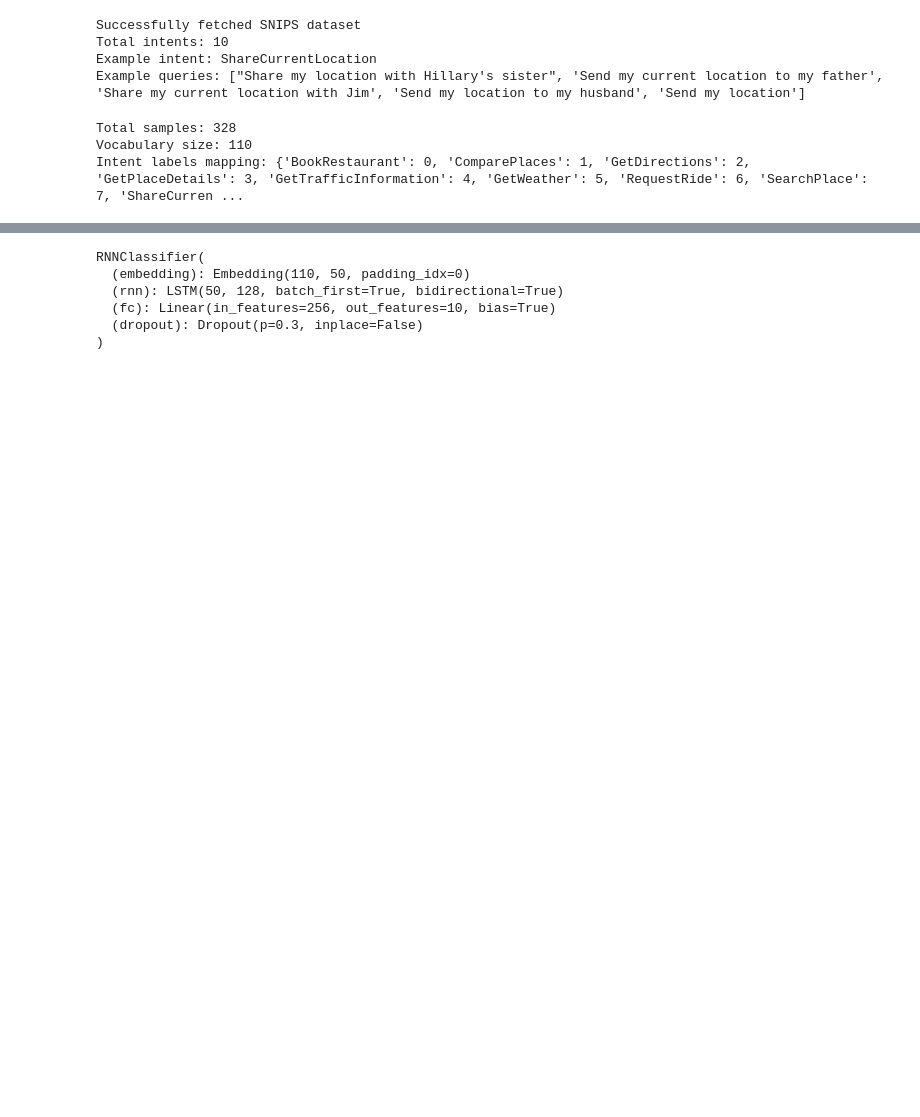
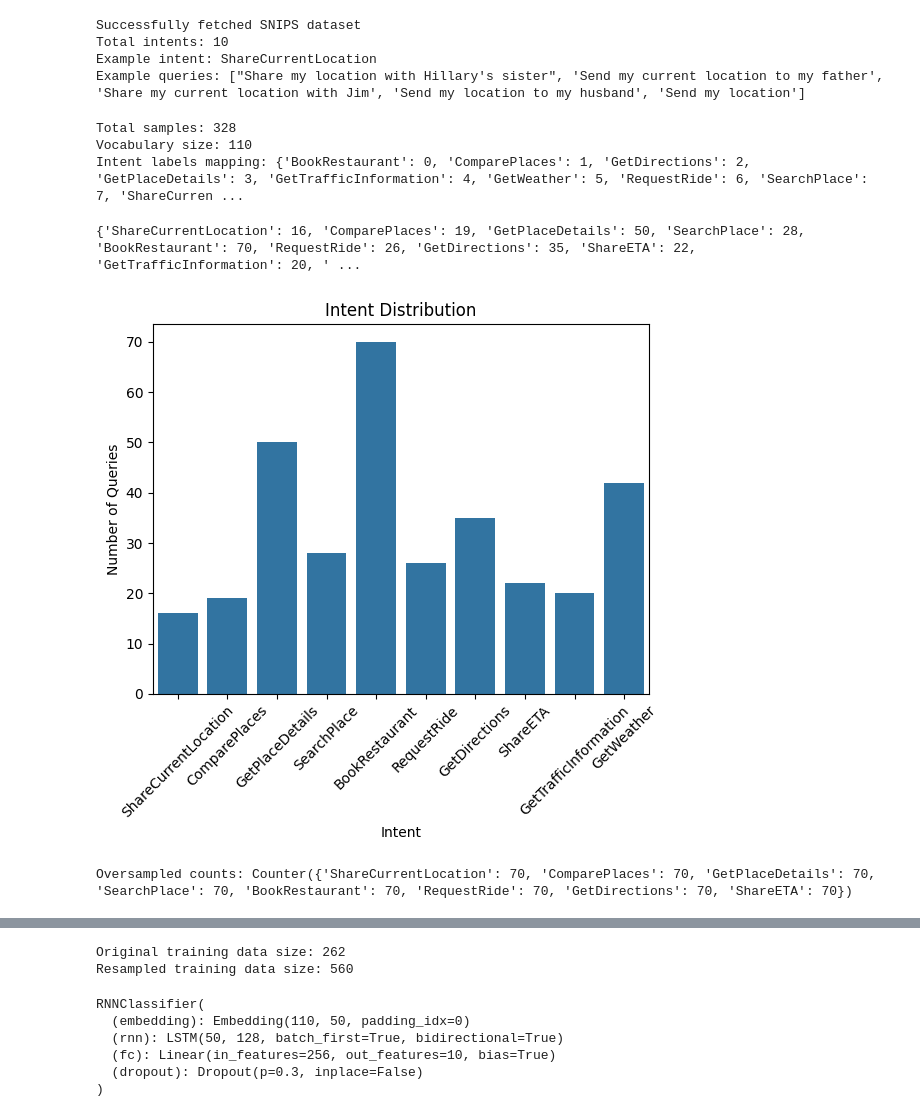
Before and after one commit to hendrikyong/CVNL_Assignment_1, a Jupyter notebook: RNN.ipynb, the cells around one changed output, grey strips where cells are left out. Drawn from its saved outputs; the diff is of its cells as text; code cells hidden in the pictures; blank space fills up the shorter version.

Commit message:
over sampling

```diff
--- a/RNN.ipynb
+++ b/RNN.ipynb
@@ -120,3 +120,49 @@ train_dataset, test_dataset = torch.utils.data.random_split(dataset, [num_train,
 batch_size = 16
 train_loader = DataLoader(train_dataset, batch_size=batch_size, shuffle=True, collate_fn=collate_fn)
 test_loader = DataLoader(test_dataset, batch_size=batch_size, shuffle=False, collate_fn=collate_fn)
+# %%
+intent_counts = {intent: len(queries) for intent, queries in snips_data.items()}
+print(intent_counts)
+
+# Visualizing the distribution of queries per intent
+sns.barplot(x=list(intent_counts.keys()), y=list(intent_counts.values()))
+plt.xticks(rotation=45)
+plt.xlabel('Intent')
+plt.ylabel('Number of Queries')
+plt.title('Intent Distribution')
+plt.show()
+
+from imblearn.over_sampling import RandomOverSampler
+
+# Get the inputs and labels from the training data
+X_train = [query for query, intent in data_samples[:num_train]]
+y_train = [intent for query, intent in data_samples[:num_train]]
+
+# Perform oversampling
+ros = RandomOverSampler(sampling_strategy='auto', random_state=42)
+X_resampled, y_resampled = ros.fit_resample(np.array(X_train).reshape(-1, 1), np.array(y_train))
+
+# You can then reformat X_resampled to your tokenized inputs and proceed with training
+# Count the number of occurrences of each intent in the resampled data
+from collections import Counter
+
+# Count the occurrences of each intent in the resampled data
+oversampled_counts = Counter(y_resampled)
+
+# Print the oversampled counts to check
+print("Oversampled counts:", oversampled_counts)
+
+# Visualize the updated distribution of queries per intent after oversampling
+sns.barplot(x=list(oversampled_counts.keys()), y=list(oversampled_counts.values()))
+plt.xticks(rotation=45)
+plt.xlabel('Intent')
+plt.ylabel('Number of Queries')
+plt.title('Intent Distribution After Oversampling')
+plt.show()
+
+print(f"Original training data size: {len(y_train)}")
+print(f"Resampled training data size: {len(y_resampled)}")
+# %% [output]
+{'ShareCurrentLocation': 16, 'ComparePlaces': 19, 'GetPlaceDetails': 50, 'SearchPlace': 28, 'BookRestaurant': 70, 'RequestRide': 26, 'GetDirections': 35, 'ShareETA': 22, 'GetTrafficInformation': 20, ' ...
+[figure, added]
+Oversampled counts: Counter({'ShareCurrentLocation': 70, 'ComparePlaces': 70, 'GetPlaceDetails': 70, 'SearchPlace': 70, 'BookRestaurant': 70, 'RequestRide': 70, 'GetDirections': 70, 'ShareETA': 70})
@@ -123,3 +170,5 @@ test_loader = DataLoader(test_dataset, batch_size=batch_size, shuffle=False, col
+Original training data size: 262
+Resampled training data size: 560
 # %%
 # ----------------------------
 # 4. Define the RNN Model with Dropout
```
Also changed, not shown: parts of 4 cells of this notebook.
